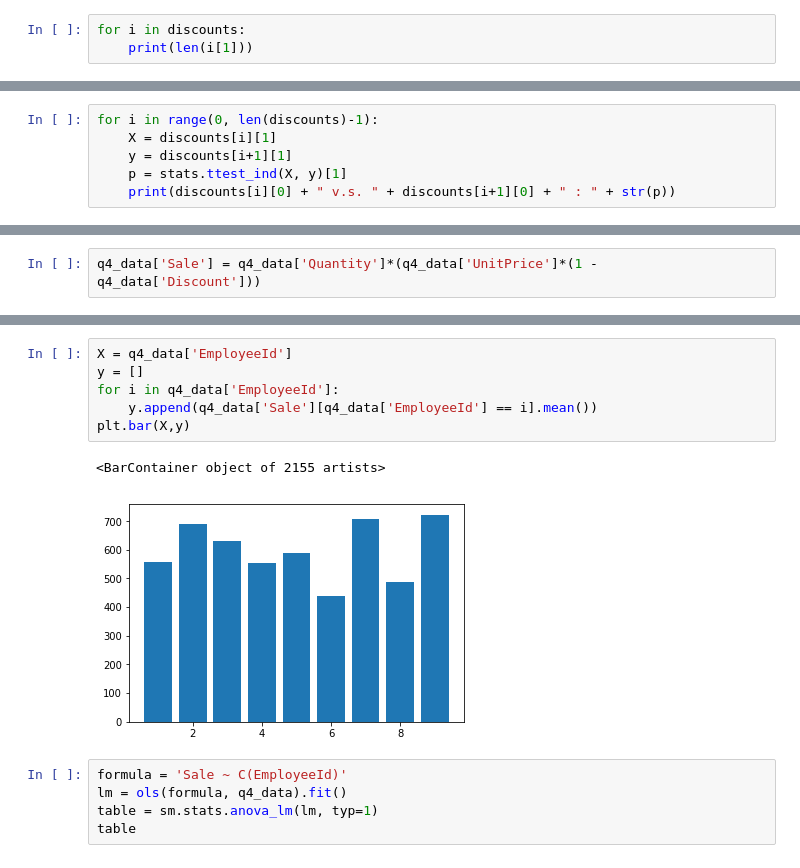
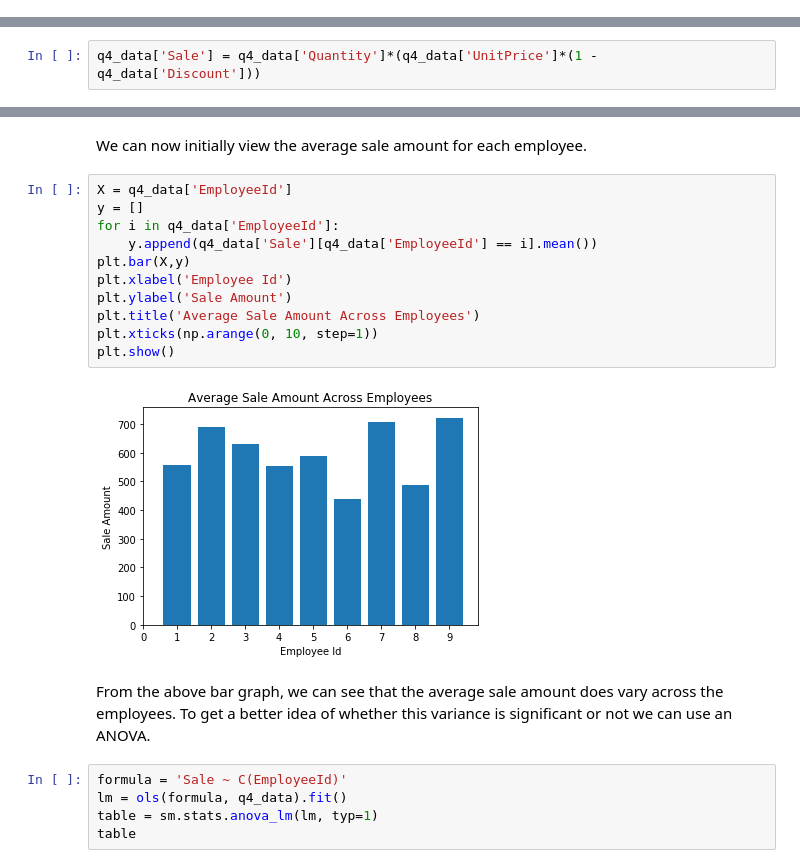
Before and after one commit to matthewsparr/Northwind-Database-Hypothesis-Testing, a Jupyter notebook: project.ipynb, the cells around one changed output, grey strips where cells are left out. Drawn from its saved outputs; the diff is of its cells as text.

```diff
--- a/project.ipynb
+++ b/project.ipynb
@@ -154,3 +142,0 @@ We can then view the size of each of these buckets and notice that they are all
-# %%
-for i in discounts:
-    print(len(i[1]))
@@ -171,6 +165,0 @@ In the above hypotheses, X and Y represent two discount levels. Since we have 5
-# %%
-for i in range(0, len(discounts)-1):
-    X = discounts[i][1]
-    y = discounts[i+1][1]
-    p = stats.ttest_ind(X, y)[1]
-    print(discounts[i][0] + " v.s. " + discounts[i+1][0] + " : " + str(p))
@@ -384,12 +368,20 @@ Name: Sale, dtype: float64
+# %% [markdown]
+We can now initially view the average sale amount for each employee.
 # %%
 X = q4_data['EmployeeId']
 y = []
 for i in q4_data['EmployeeId']:
     y.append(q4_data['Sale'][q4_data['EmployeeId'] == i].mean())
 plt.bar(X,y)
+plt.xlabel('Employee Id')
+plt.ylabel('Sale Amount')
+plt.title('Average Sale Amount Across Employees')
+plt.xticks(np.arange(0, 10, step=1))
+plt.show()
 # %% [output]
-<BarContainer object of 2155 artists>
-[figure, old version]
+[figure, new version]
+# %% [markdown]
+From the above bar graph, we can see that the average sale amount does vary across the employees. To get a better idea of whether this variance is significant or not we can use an ANOVA.
 # %%
 formula = 'Sale ~ C(EmployeeId)'
 lm = ols(formula, q4_data).fit()
```
Also changed, not shown: parts of 115 cells of this notebook.
